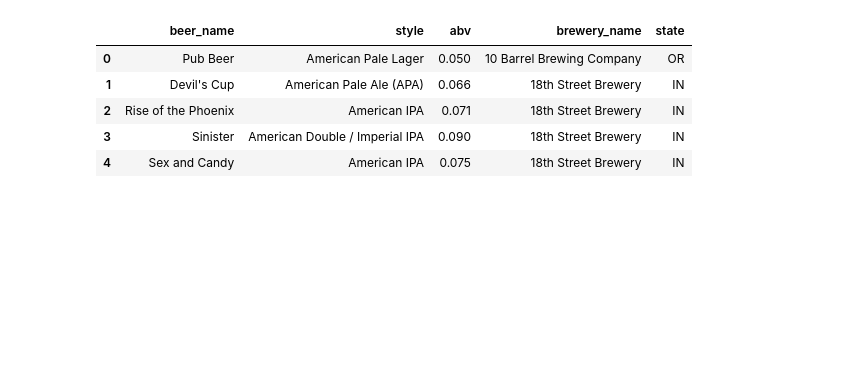
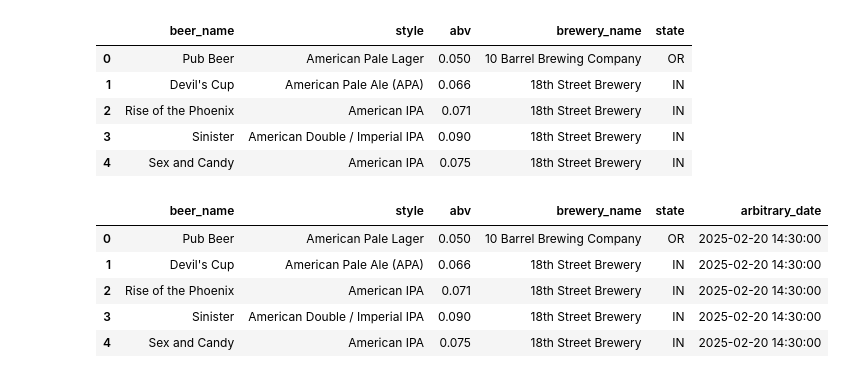
Before and after one commit to calgo-lab/tab_err, a Jupyter notebook: examples/High_Level_Test.ipynb, the cells around one changed output. Cells and saved outputs as stored; diff of their text form; code cells hidden in the pictures; blank space fills up the shorter version.

```diff
--- a/examples/High_Level_Test.ipynb
+++ b/examples/High_Level_Test.ipynb
@@ -79,6 +79,17 @@ df_clean.head()
 | 2 | Rise of the Phoenix | American IPA | 0.071 | 18th Street Brewery | IN |
 | 3 | Sinister | American Double / Imperial IPA | 0.090 | 18th Street Brewery | IN |
 | 4 | Sex and Candy | American IPA | 0.075 | 18th Street Brewery | IN |
+# %%
+# Add a date time column, just all the same date
+df_clean["arbitrary_date"] = pd.to_datetime("2025-02-20 14:30:00")
+df_clean.head()
+# %% [output]
+|  | beer_name | style | abv | brewery_name | state | arbitrary_date |
+| 0 | Pub Beer | American Pale Lager | 0.050 | 10 Barrel Brewing Company | OR | 2025-02-20 14:30:00 |
+| 1 | Devil's Cup | American Pale Ale (APA) | 0.066 | 18th Street Brewery | IN | 2025-02-20 14:30:00 |
+| 2 | Rise of the Phoenix | American IPA | 0.071 | 18th Street Brewery | IN | 2025-02-20 14:30:00 |
+| 3 | Sinister | American Double / Imperial IPA | 0.090 | 18th Street Brewery | IN | 2025-02-20 14:30:00 |
+| 4 | Sex and Candy | American IPA | 0.075 | 18th Street Brewery | IN | 2025-02-20 14:30:00 |
 # %%
 df_clean["beer_name"] = df_clean["beer_name"].astype(str)
 df_clean["style"] = df_clean["style"].astype(str)
```
Also changed, not shown: parts of 3 cells of this notebook, 2 other files.
